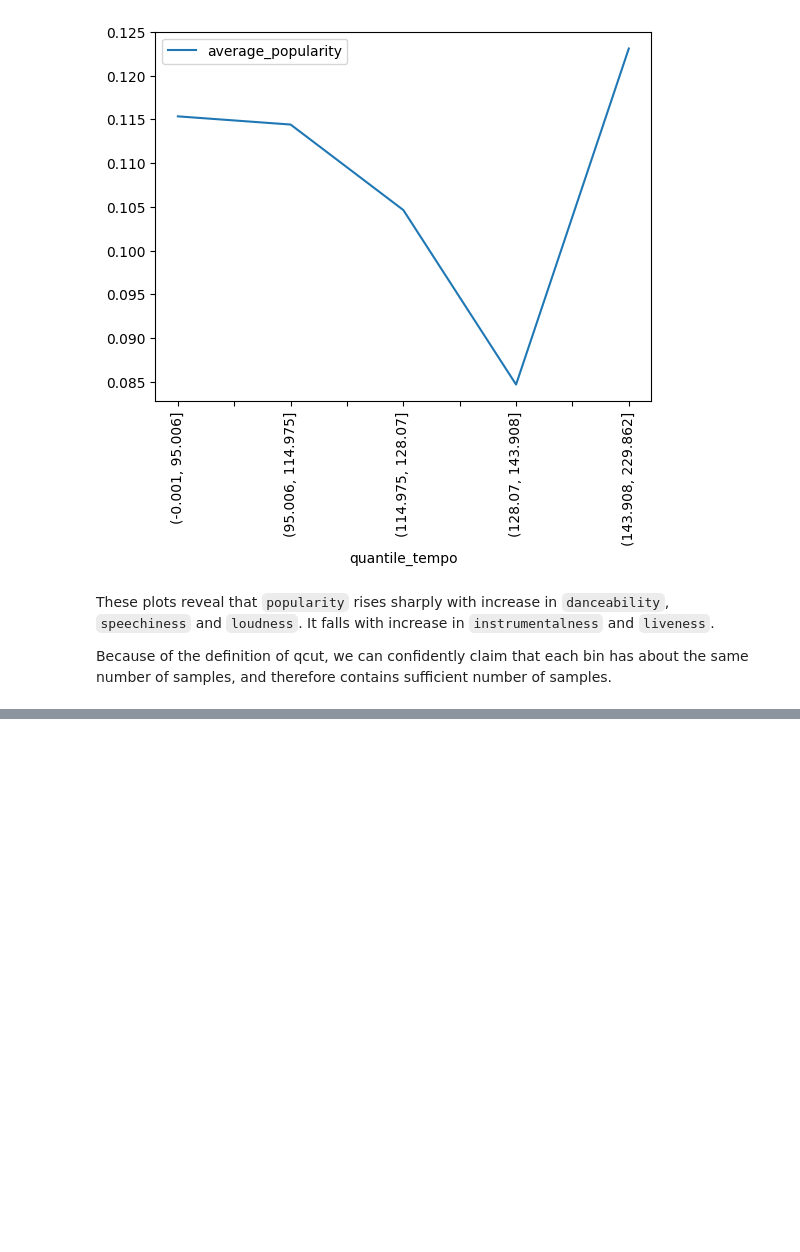
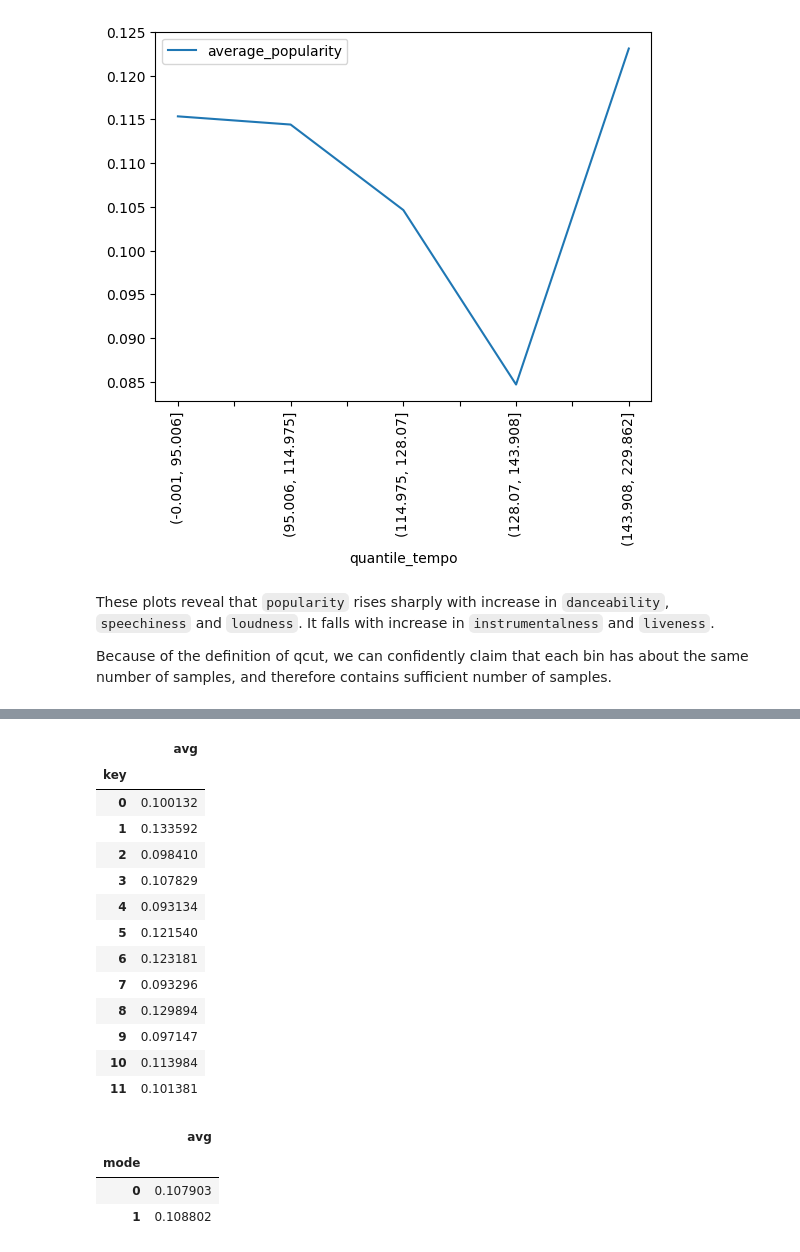
Before and after one commit to sabyasachi-mukherjee/spotify-tracks-project, a Jupyter notebook: EDA.ipynb, the cells around one changed output, grey strips where cells are left out. Cells and saved outputs as stored; diff of their text form; code cells hidden in the pictures; blank space fills up the shorter version.

```diff
--- a/EDA.ipynb
+++ b/EDA.ipynb
@@ -133,0 +168,24 @@ therefore contains sufficient number of samples.
+# %%
+DF.groupby('key').agg(avg = ('popularity', 'mean')) # print table to get precise numbers
+# %% [output]
+|  | avg |
+| key |  |
+| 0 | 0.100132 |
+| 1 | 0.133592 |
+| 2 | 0.098410 |
+| 3 | 0.107829 |
+| 4 | 0.093134 |
+| 5 | 0.121540 |
+| 6 | 0.123181 |
+| 7 | 0.093296 |
+| 8 | 0.129894 |
+| 9 | 0.097147 |
+| 10 | 0.113984 |
+| 11 | 0.101381 |
+# %%
+DF.groupby('mode').agg(avg = ('popularity', 'mean')) # fairly close in magnitude
+# %% [output]
+|  | avg |
+| mode |  |
+| 0 | 0.107903 |
+| 1 | 0.108802 |
```
Also changed, not shown: parts of 6 cells of this notebook.
